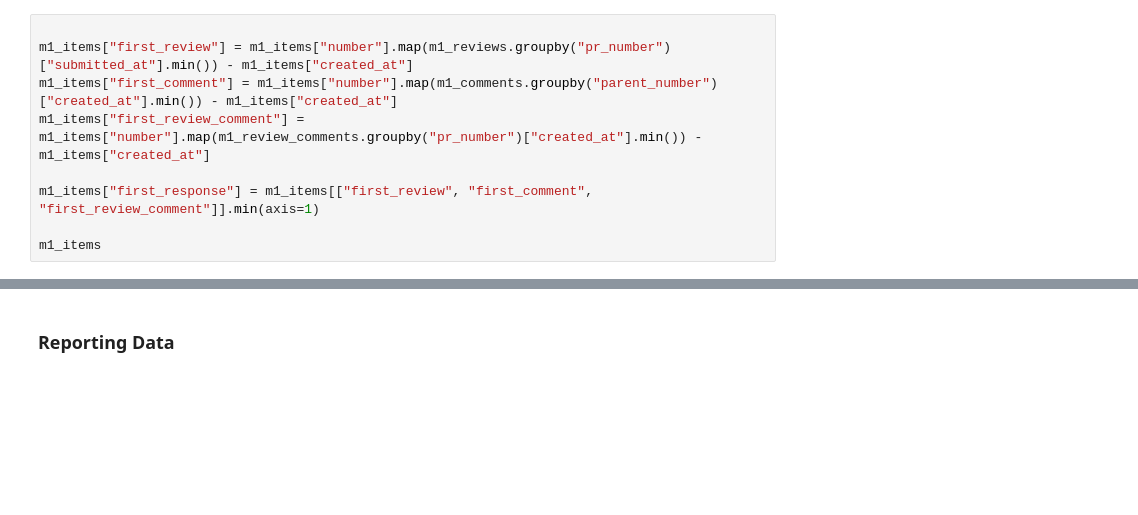
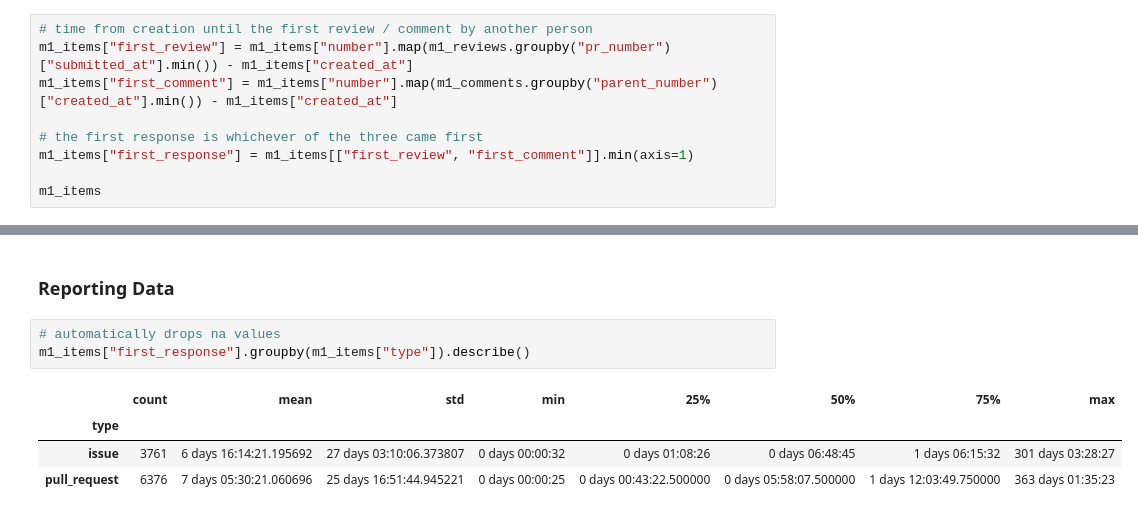
Before and after one commit to TheHankMachine/2IRR80-Group-1, a Jupyter notebook: python/process_analysis.ipynb, the cells around one changed output, grey strips where cells are left out. Saved outputs shown, nothing was run; the diff lists cells and outputs as text; blank space fills up the shorter version.

```diff
--- a/python/process_analysis.ipynb
+++ b/python/process_analysis.ipynb
@@ -238,12 +305,12 @@ m1_review_comments = m1_review_comments[~m1_review_comments["by_author"]]
 # %% [markdown]
 ### Calculating metric
 # %%
-
+# time from creation until the first review / comment by another person
 m1_items["first_review"] = m1_items["number"].map(m1_reviews.groupby("pr_number")["submitted_at"].min()) - m1_items["created_at"]
 m1_items["first_comment"] = m1_items["number"].map(m1_comments.groupby("parent_number")["created_at"].min()) - m1_items["created_at"]
-m1_items["first_review_comment"] = m1_items["number"].map(m1_review_comments.groupby("pr_number")["created_at"].min()) - m1_items["created_at"]
 
-m1_items["first_response"] = m1_items[["first_review", "first_comment", "first_review_comment"]].min(axis=1)
+# the first response is whichever of the three came first
+m1_items["first_response"] = m1_items[["first_review", "first_comment"]].min(axis=1)
 
 m1_items
 # %% [output]
@@ -263,2 +330,10 @@ m1_items
 # %% [markdown]
 ### Reporting Data
+# %%
+# automatically drops na values
+m1_items["first_response"].groupby(m1_items["type"]).describe()
+# %% [output]
+|  | count | mean | std | min | 25% | 50% | 75% | max |
+| type |  |  |  |  |  |  |  |  |
+| issue | 3761 | 6 days 16:14:21.195692 | 27 days 03:10:06.373807 | 0 days 00:00:32 | 0 days 01:08:26 | 0 days 06:48:45 | 1 days 06:15:32 | 301 days 03:28:27 |
+| pull_request | 6376 | 7 days 05:30:21.060696 | 25 days 16:51:44.945221 | 0 days 00:00:25 | 0 days 00:43:22.500000 | 0 days 05:58:07.500000 | 1 days 12:03:49.750000 | 363 days 01:35:23 |
```
Also changed, not shown: parts of 19 cells of this notebook.
